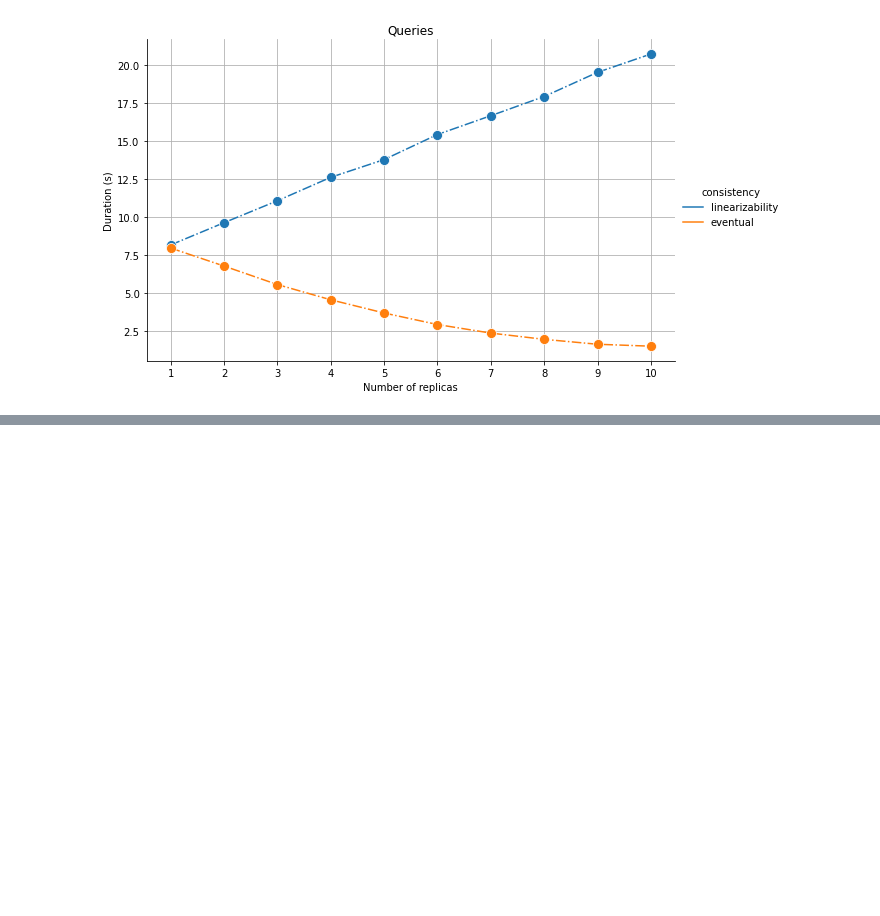
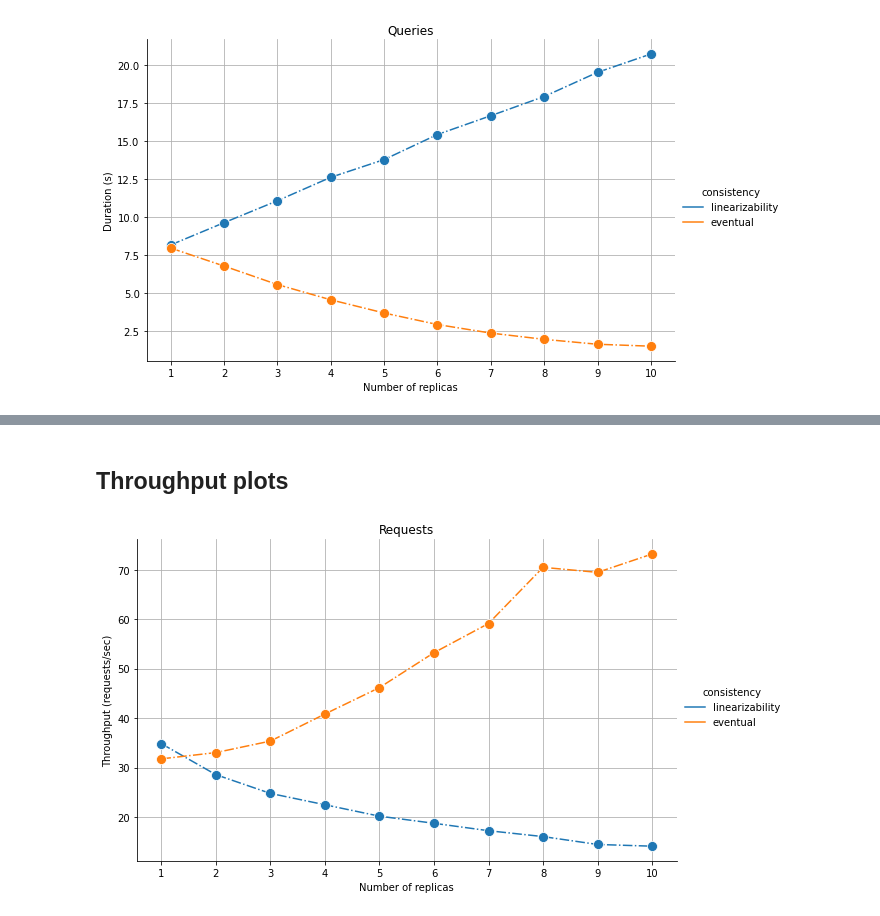
Before and after one commit to mstou/ToyChord, a Jupyter notebook: Analysis.ipynb, the cells around one changed output, grey strips where cells are left out. Cells and saved outputs as stored; diff of their text form; code cells hidden in the pictures; blank space fills up the shorter version.

```diff
--- a/Analysis.ipynb
+++ b/Analysis.ipynb
@@ -223,0 +248,24 @@ plt.show()
+# %% [markdown]
+## Throughput plots
+# %%
+sns.relplot(
+    data = df_requests,
+    x = 'n_replicas',
+    y = 'throughput',
+    hue = 'consistency',
+    kind = 'line',
+    height = 5,
+    aspect = 1.61803399,
+    linestyle='-.',
+    marker = 'o',
+    markersize = 10,
+)
+plt.ylabel('Throughput (requests/sec)')
+plt.xlabel('Number of replicas')
+plt.xticks(list(range(1, 11)))
+plt.title('Requests')
+plt.grid(True)
+plt.savefig('./test_results/plots/requests_throughput.png', bbox_inches="tight")
+plt.show()
+# %% [output]
+[figure, added]
```
Also changed, not shown: parts of 5 cells of this notebook, 2 other files.
